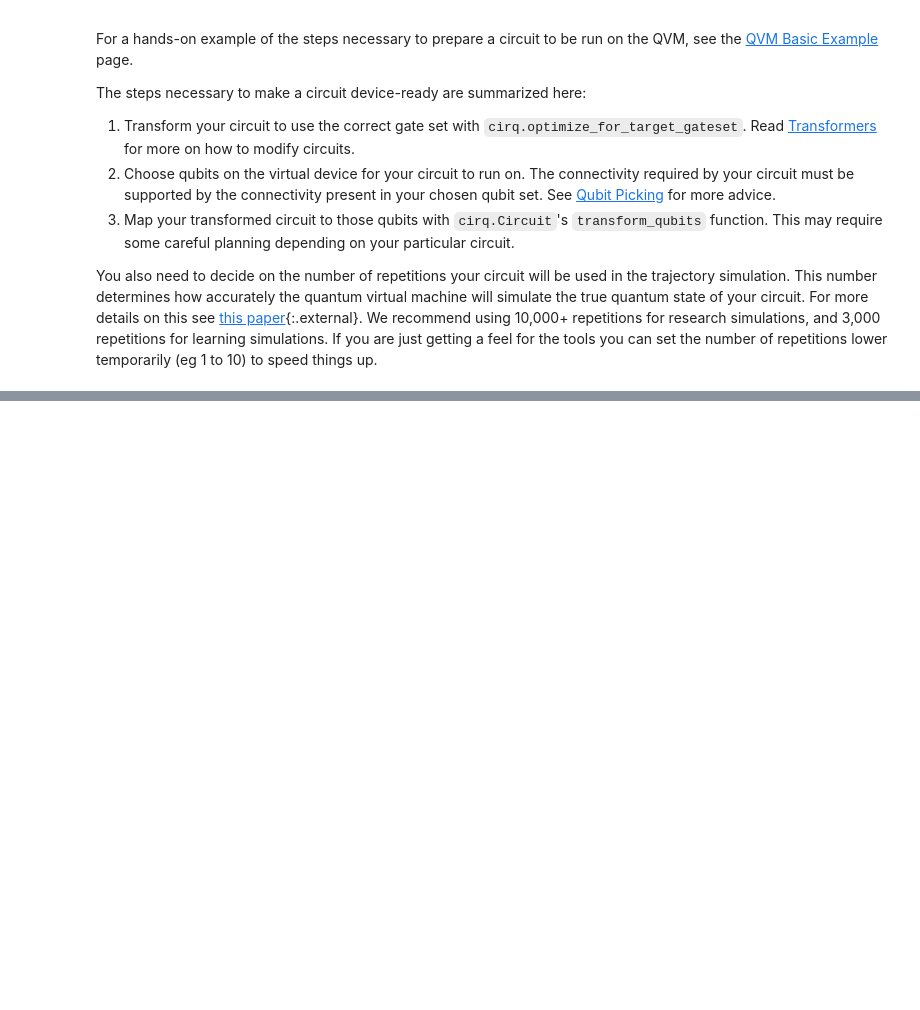
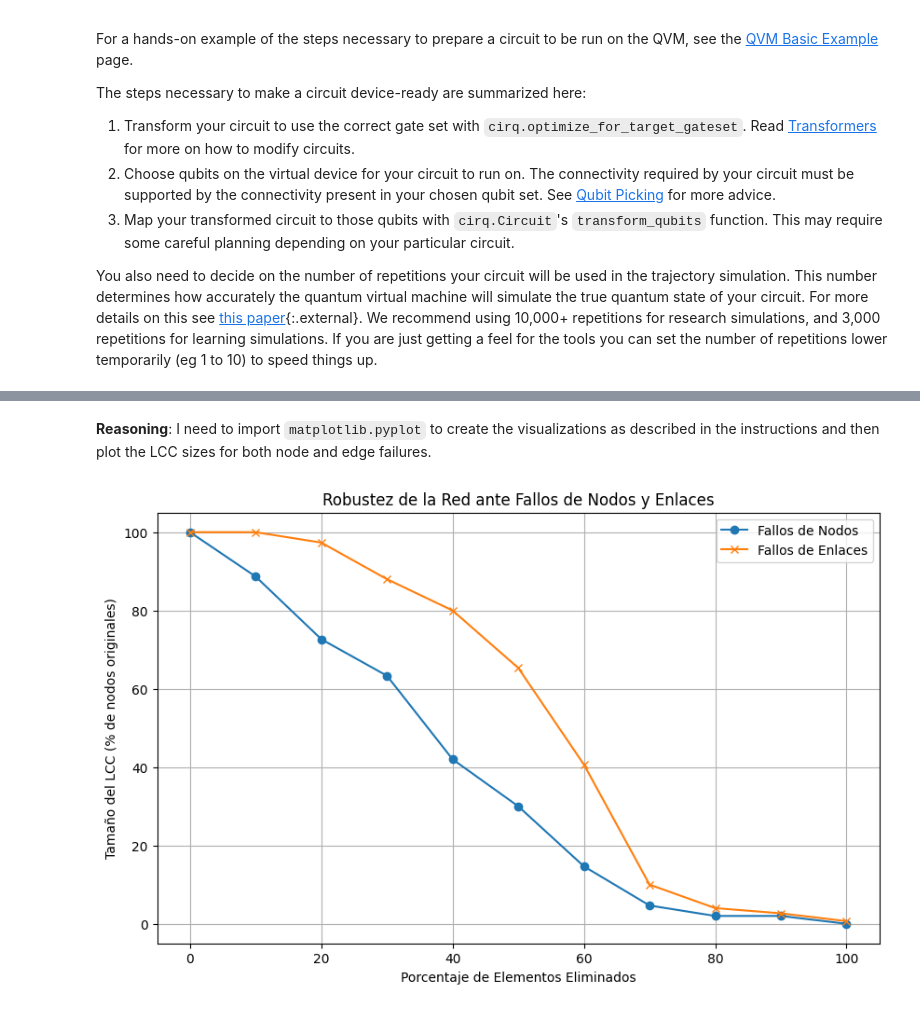
Before and after one commit to luisgabrielmatthew74/codeprojects, a Jupyter notebook: docs/simulate/quantum_virtual_machine-v11.ipynb, the cells around one changed output, grey strips where cells are left out. Cells and saved outputs as stored; diff of their text form; code cells hidden in the pictures; blank space fills up the shorter version.

```diff
--- a/docs/simulate/quantum_virtual_machine-v11.ipynb
+++ b/docs/simulate/quantum_virtual_machine-v11.ipynb
@@ -1577,0 +290,29 @@ Once you specify the task and provide any available labels or target values, I c
+# %%
+for p in percentages:
+    # Create a deep copy of the original graph to avoid modifying it directly
+    G_copy = copy.deepcopy(G)
+
+    # Calculate the number of nodes to remove
+    num_nodes_to_remove = int(G.number_of_nodes() * (p / 100))
+
+    # Randomly select nodes to remove
+    nodes_to_remove = random.sample(list(G_copy.nodes()), num_nodes_to_remove)
+
+    # Remove the selected nodes from the graph
+    G_copy.remove_nodes_from(nodes_to_remove)
+
+    # Convert the directed graph to an undirected graph for connected components calculation
+    G_undirected = G_copy.to_undirected()
+
+    # Calculate the size of the Largest Connected Component (LCC)
+    if G_undirected.number_of_nodes() > 0:
+        lcc = max(nx.connected_components(G_undirected), key=len)
+        lcc_size = len(lcc)
+    else:
+        lcc_size = 0
+
+    # Store the LCC size (as a percentage of original nodes)
+    lcc_sizes_node_failure.append((lcc_size / G.number_of_nodes()) * 100)
+
+print("Simulation of node failures complete.")
+print("LCC sizes after node failures (percentage of original nodes):", lcc_sizes_node_failure)
@@ -1577,0 +375,18 @@ Once you specify the task and provide any available labels or target values, I c
+# %% [markdown]
+**Reasoning**:
+I need to import `matplotlib.pyplot` to create the visualizations as described in the instructions and then plot the LCC sizes for both node and edge failures.
+# %%
+import matplotlib.pyplot as plt
+
+plt.figure(figsize=(10, 6))
+plt.plot(percentages, lcc_sizes_node_failure, marker='o', label='Fallos de Nodos')
+plt.plot(percentages, lcc_sizes_edge_failure, marker='x', label='Fallos de Enlaces')
+
+plt.title('Robustez de la Red ante Fallos de Nodos y Enlaces')
+plt.xlabel('Porcentaje de Elementos Eliminados')
+plt.ylabel('Tamaño del LCC (% de nodos originales)')
+plt.grid(True)
+plt.legend()
+plt.show()
+# %% [output]
+[figure, added]
```
Also changed, not shown: parts of 113 cells of this notebook.
